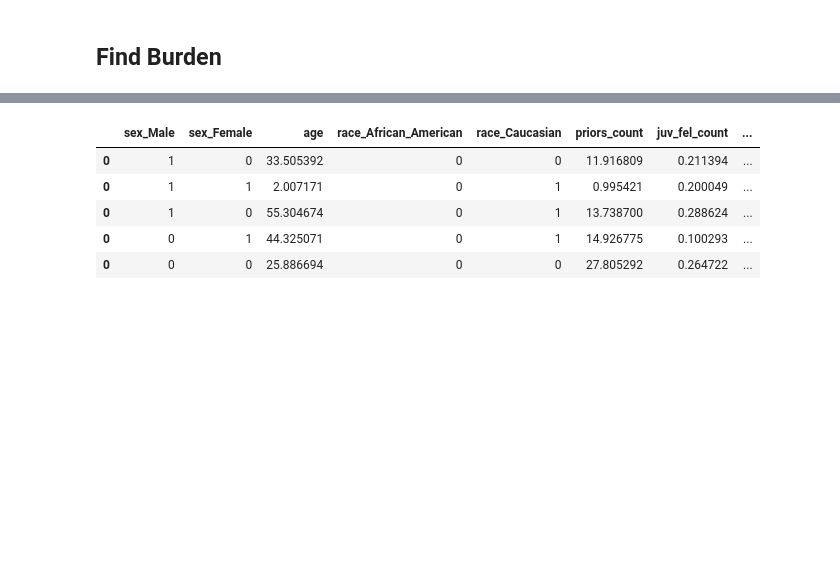
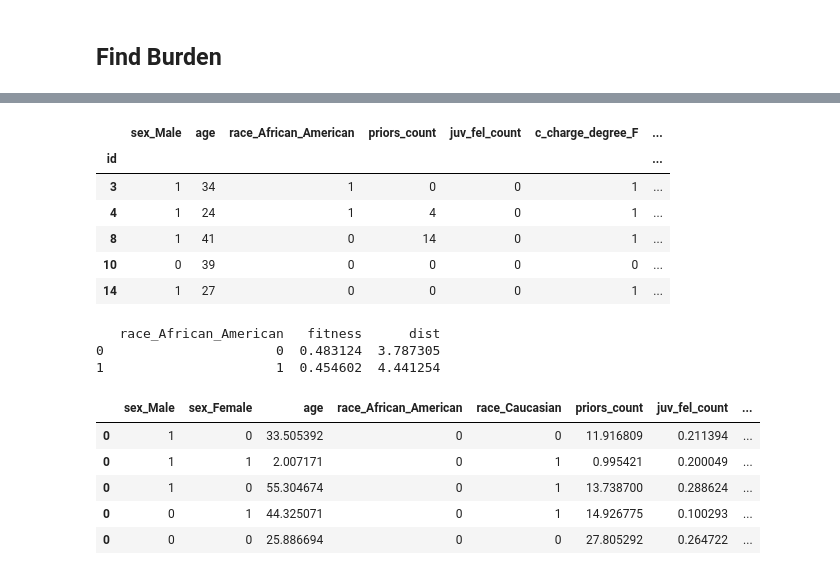
Before and after one commit to NathanielCJ/H2-unbiasedml, a Jupyter notebook: Burden/Burden_Exper_DEAP.ipynb, the cells around one changed output, grey strips where cells are left out. Drawn from its saved outputs; the diff is of its cells as text; code cells hidden in the pictures; blank space fills up the shorter version.

```diff
--- a/Burden/Burden_Exper_DEAP.ipynb
+++ b/Burden/Burden_Exper_DEAP.ipynb
@@ -329,8 +336,13 @@ with fitness: (1.9230919547653786,)
-# %%
-
-cdf = pd.DataFrame(columns=['fitness']+X_Labels)
-burden_data = learning_data.loc[:, X_Labels]
-burden_data['id'] = burden_data.index
 # %%
-burden_data['fitness'] = cdf.fitness
+burden_data['fitness'] = c_facts_df.fitness
+burden_data['dist'] = 1/c_facts_df.fitness
+
 burden_data.head()
+# %% [output]
+|  | sex_Male | age | race_African_American | priors_count | juv_fel_count | c_charge_degree_F | ... |
+| id |  |  |  |  |  |  | ... |
+| 3 | 1 | 34 | 1 | 0 | 0 | 1 | ... |
+| 4 | 1 | 24 | 1 | 4 | 0 | 1 | ... |
+| 8 | 1 | 41 | 0 | 14 | 0 | 1 | ... |
+| 10 | 0 | 39 | 0 | 0 | 0 | 0 | ... |
+| 14 | 1 | 27 | 0 | 0 | 0 | 1 | ... |
@@ -340,3 +349,9 @@ print("Caucasian Burden: ", (burden_data[burden_data['race_Caucasian'] == 1].fit
+# %%
+print(burden_data.groupby('race_African_American', as_index=False)[['fitness','dist']].mean())
+# %% [output]
+   race_African_American   fitness      dist
+0                      0  0.483124  3.787305
+1                      1  0.454602  4.441254
 # %%
 from datetime import datetime
 
```
Also changed, not shown: parts of 11 cells of this notebook, 4 other files.
